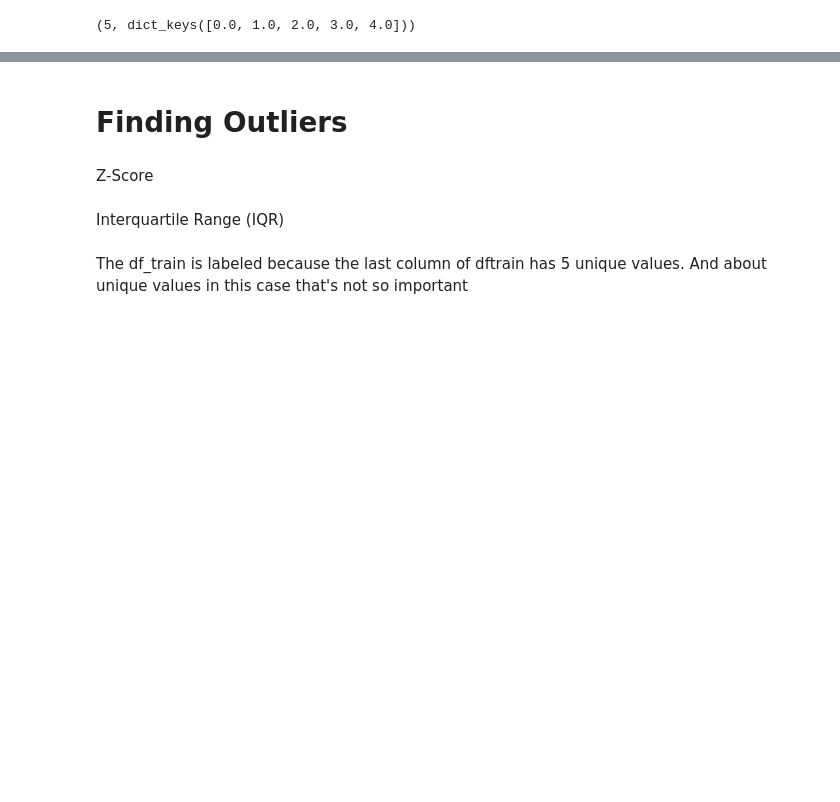
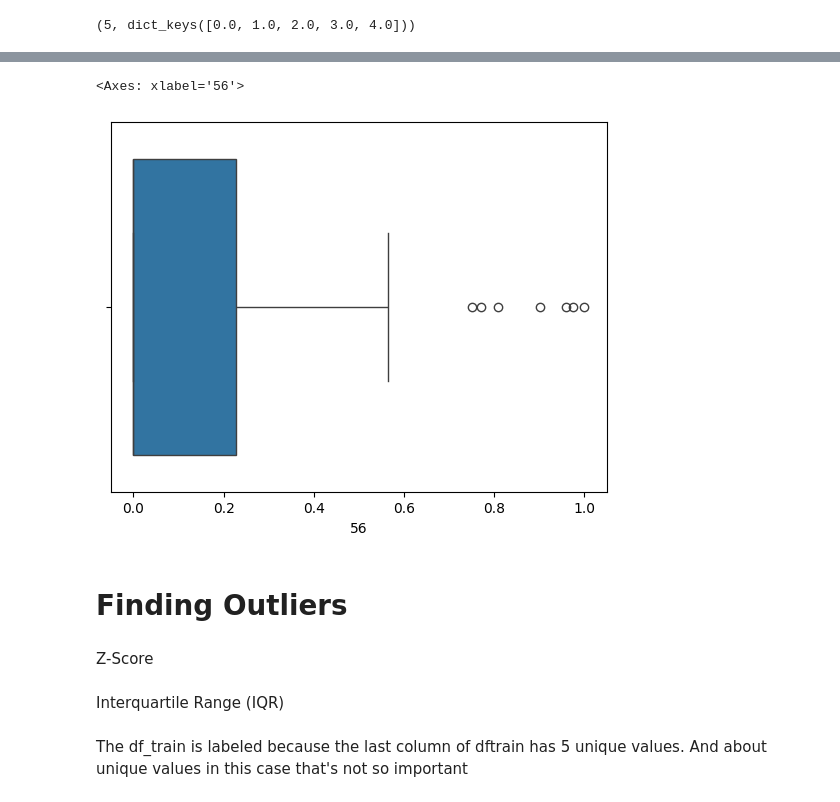
Before and after one commit to Mahim-SOL/ML_intern_task_SOL, a Jupyter notebook: Learning_task_of_SOL.ipynb, the cells around one changed output, grey strips where cells are left out. Cells and saved outputs as stored; diff of their text form; code cells hidden in the pictures; blank space fills up the shorter version.

```diff
--- a/Learning_task_of_SOL.ipynb
+++ b/Learning_task_of_SOL.ipynb
@@ -292,5 +393,8 @@ spc_stats2.plot().legend().set_visible(False)
 # %%
-#sns.boxplot(x=df_train.iloc[180])
+sns.boxplot(x=df_train.iloc[56])
+# %% [output]
+<Axes: xlabel='56'>
+[figure, added]
 # %% [markdown]
 # Finding Outliers
 # %%
```
Also changed, not shown: parts of 47 cells of this notebook, 1 other file.
